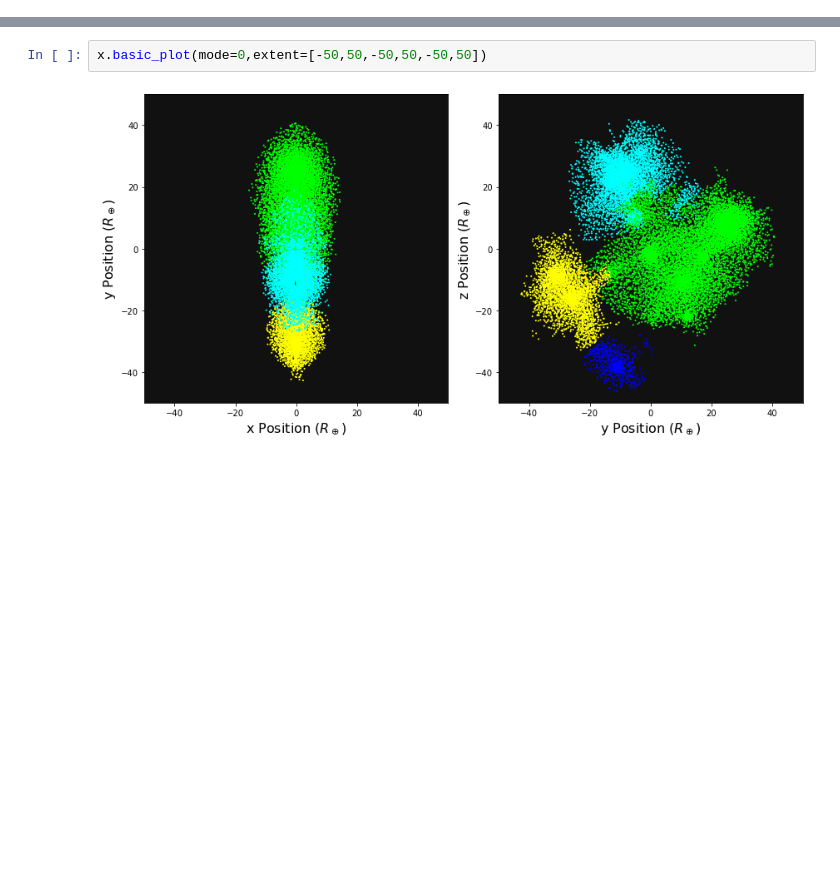
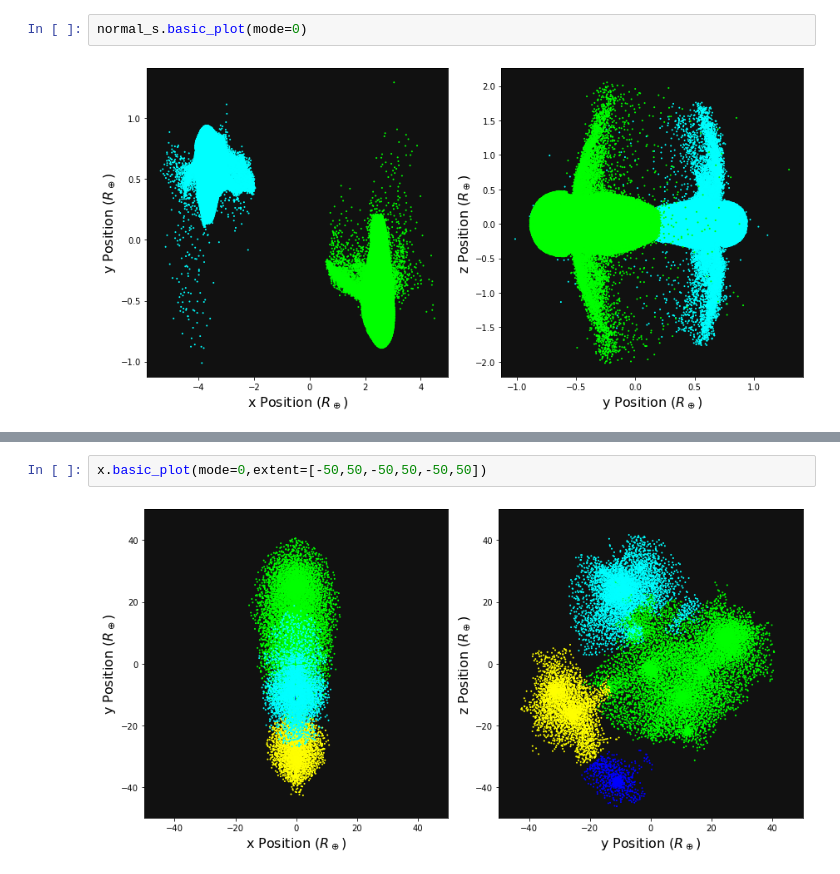
Before and after one commit to JingyaoDOU/planetboundmass, a Jupyter notebook: tutorial.ipynb, the cells around one changed output, grey strips where cells are left out. Saved outputs shown, nothing was run; the diff lists cells and outputs as text; blank space fills up the shorter version.

```diff
--- a/tutorial.ipynb
+++ b/tutorial.ipynb
@@ -63,0 +159,4 @@ array([1., 2., 3., 4., 0.])
+# %%
+normal_s.basic_plot(mode=0)
+# %% [output]
+[figure, added]
```
Also changed, not shown: parts of 72 cells of this notebook, 2 other files.
